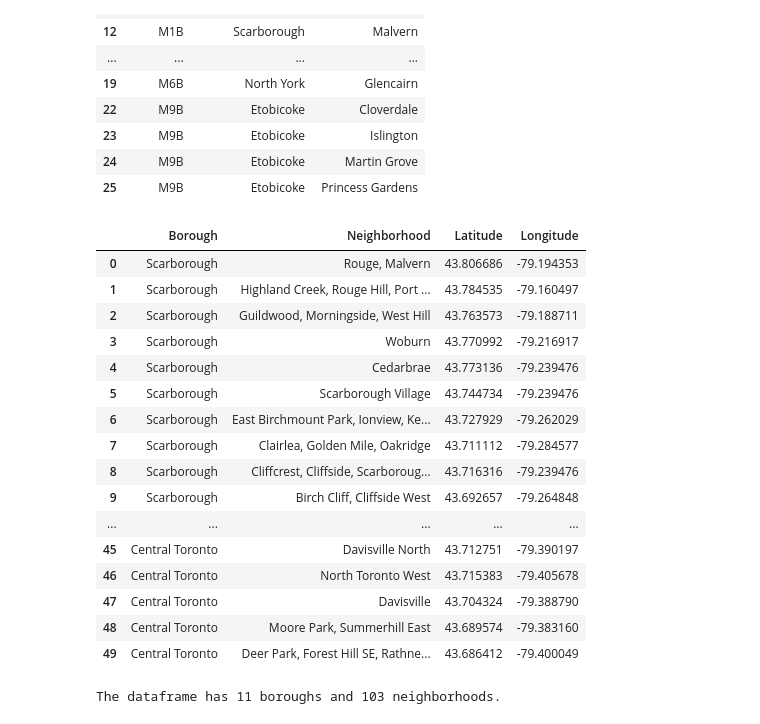
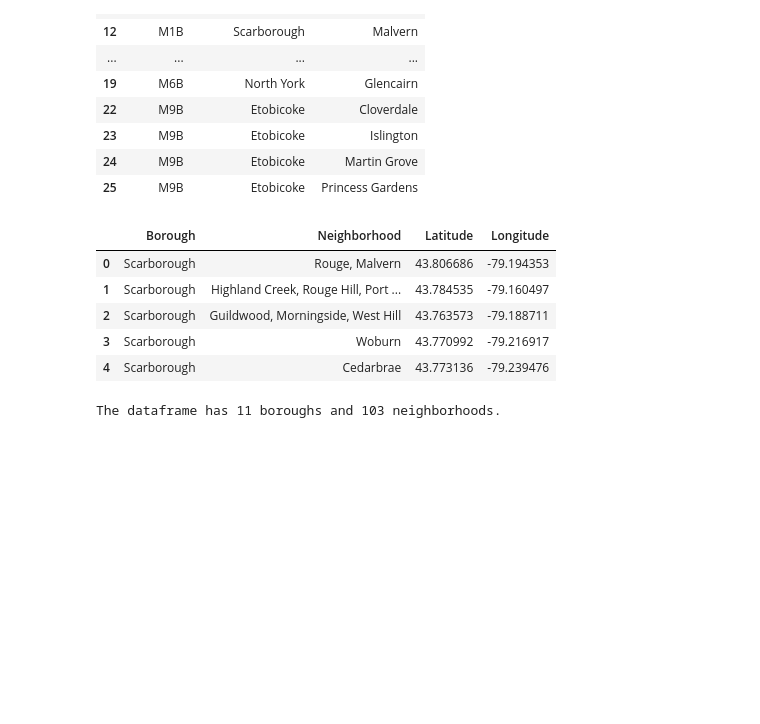
Before and after one commit to Vithyabathi/Coursera-Evaluation, a Jupyter notebook: Toronto_Grouping.ipynb, the cells around one changed output. Saved outputs shown, nothing was run; the diff lists cells and outputs as text; code cells hidden in the pictures; blank space fills up the shorter version.

```diff
--- a/Toronto_Grouping.ipynb
+++ b/Toronto_Grouping.ipynb
@@ -64,25 +78,14 @@ df_latlng.columns = ['Postcode', 'Latitude', 'Longitude']
 df_join = pd.merge(df_grp_can, df_latlng, on=['Postcode'], how='inner')
 # %%
 neighborhoods = df_join[['Borough', 'Neighborhood', 'Latitude', 'Longitude']].copy()
-neighborhoods.head(50)
+neighborhoods.head(5)
 # %% [output]
 |  | Borough | Neighborhood | Latitude | Longitude |
 | 0 | Scarborough | Rouge, Malvern | 43.806686 | -79.194353 |
 | 1 | Scarborough | Highland Creek, Rouge Hill, Port ... | 43.784535 | -79.160497 |
 | 2 | Scarborough | Guildwood, Morningside, West Hill | 43.763573 | -79.188711 |
 | 3 | Scarborough | Woburn | 43.770992 | -79.216917 |
 | 4 | Scarborough | Cedarbrae | 43.773136 | -79.239476 |
-| 5 | Scarborough | Scarborough Village | 43.744734 | -79.239476 |
-| 6 | Scarborough | East Birchmount Park, Ionview, Ke... | 43.727929 | -79.262029 |
-| 7 | Scarborough | Clairlea, Golden Mile, Oakridge | 43.711112 | -79.284577 |
-| 8 | Scarborough | Cliffcrest, Cliffside, Scarboroug... | 43.716316 | -79.239476 |
-| 9 | Scarborough | Birch Cliff, Cliffside West | 43.692657 | -79.264848 |
-| ... | ... | ... | ... | ... |
-| 45 | Central Toronto | Davisville North | 43.712751 | -79.390197 |
-| 46 | Central Toronto | North Toronto West | 43.715383 | -79.405678 |
-| 47 | Central Toronto | Davisville | 43.704324 | -79.388790 |
-| 48 | Central Toronto | Moore Park, Summerhill East | 43.689574 | -79.383160 |
-| 49 | Central Toronto | Deer Park, Forest Hill SE, Rathne... | 43.686412 | -79.400049 |
 # %%
 print('The dataframe has {} boroughs and {} neighborhoods.'.format(
         len(neighborhoods['Borough'].unique()),
```
Also changed, not shown: parts of 12 cells of this notebook.
